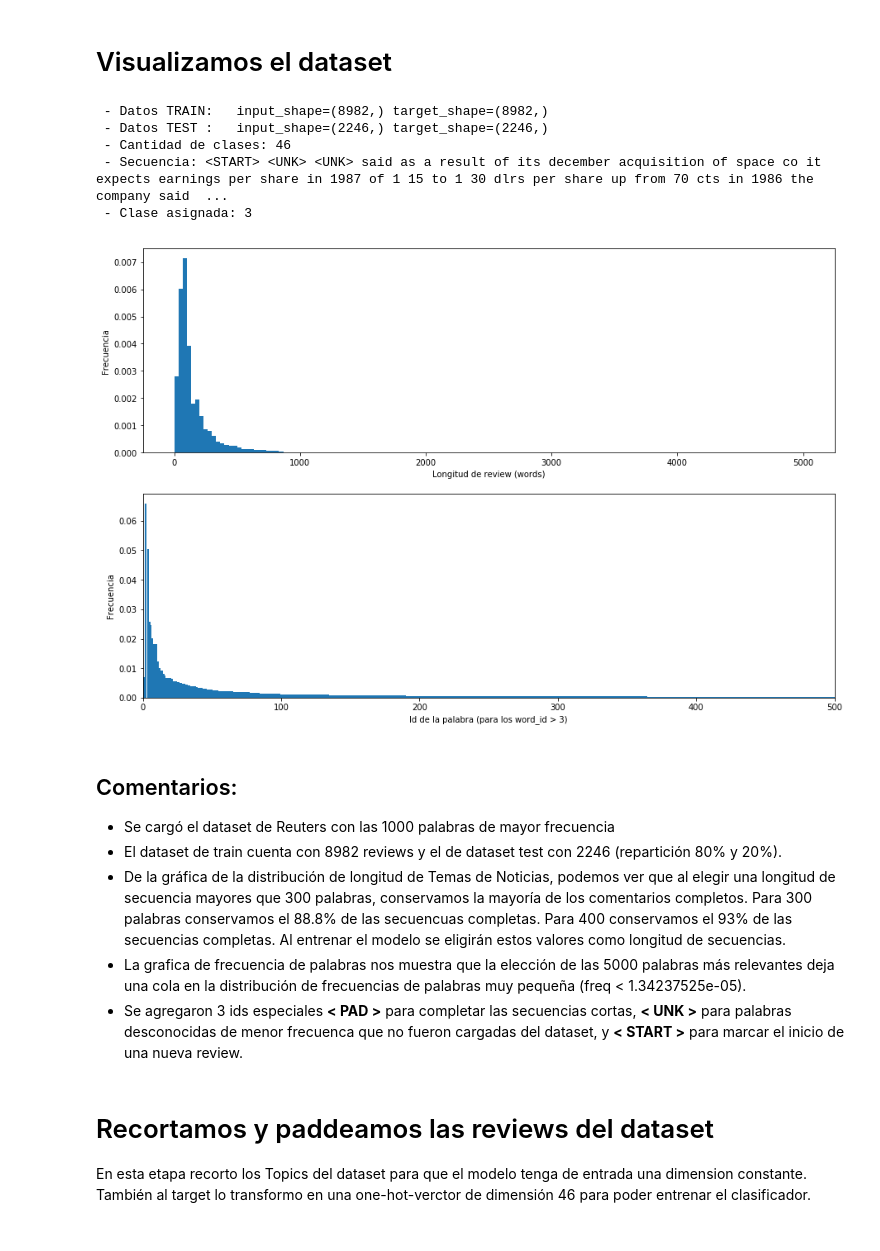
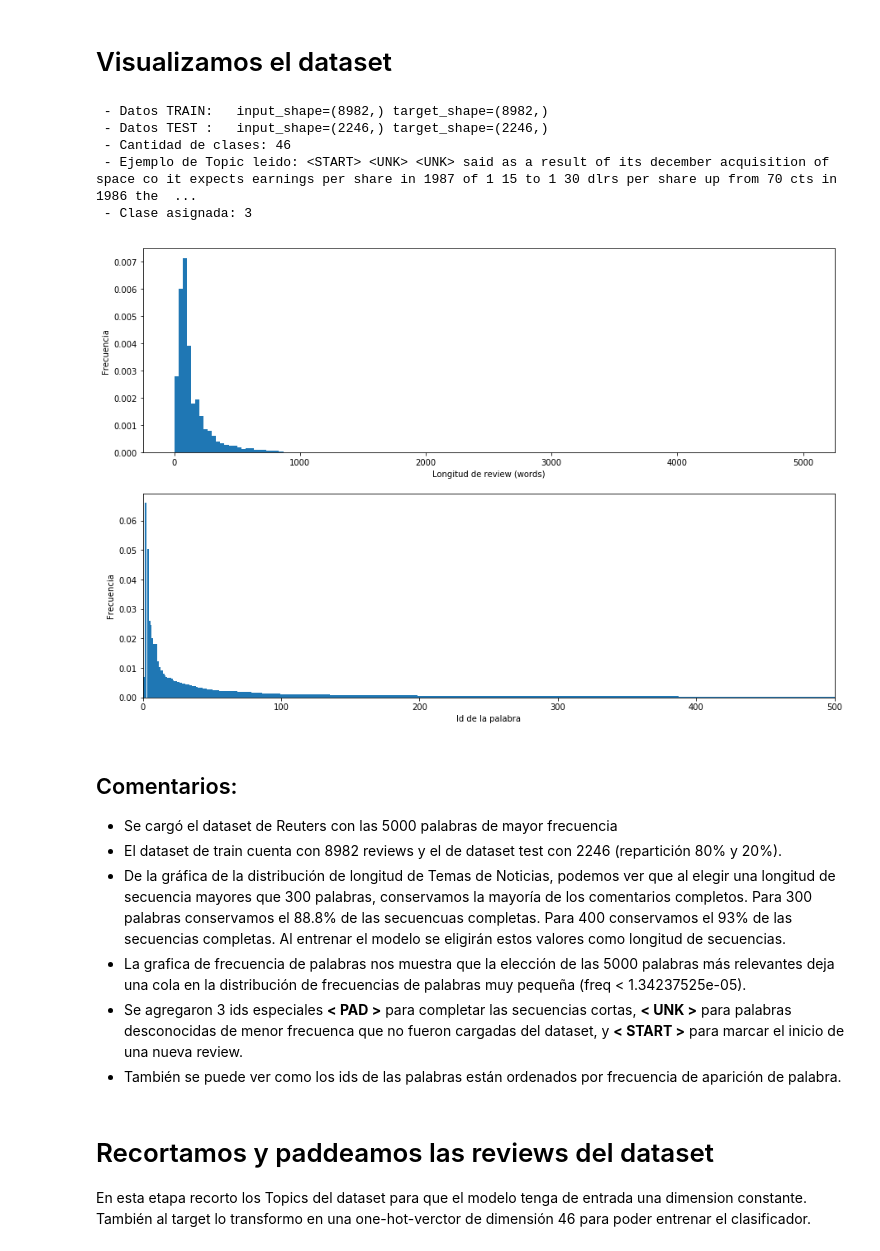
Before and after one commit to socom20/word_vectors, a Jupyter notebook: word_vectors.ipynb, the cells around one changed output. Cells and saved outputs as stored; diff of their text form; code cells hidden in the pictures.

```diff
--- a/word_vectors.ipynb
+++ b/word_vectors.ipynb
@@ -104,7 +107,7 @@ print(' - Datos TEST :   input_shape={} target_shape={}'.format(ds_tst['input'].
 print(" - Cantidad de clases: {}".format(NUM_CLASSES))
 
 # Mostramos una secuencia
-print(' - Secuencia:', ' '.join( [id_to_word[i] for i in ds_trn['input'][0]]) )
+print(' - Ejemplo de Topic leido:', ' '.join( [id_to_word[i] for i in ds_trn['input'][0]]) )
 print(' - Clase asignada:', ds_trn['target'][0])
 
 
@@ -116,43 +119,44 @@ for ds in [ds_trn['input'], ds_tst['input']]:
         len_v.append( len(v) )
         w_id_v, count_v = np.unique(v, return_counts=True)
         for w_id, count in zip(w_id_v, count_v):
             freq_c[w_id] += count
 
 len_v  = np.array(len_v)
 freq_a = np.array( sorted( freq_c.items() ), dtype=np.float)
 freq_a[:,1] = freq_a[:,1]/freq_a[:,1].sum()
 
 
 
 f,axes = plt.subplots(2,1, figsize=(15,10))
 
 ax = axes[0]
 ax.hist(len_v, bins=150, normed=True, range=(0,NUM_WORDS))
 ax.set_xlabel('Longitud de review (words)')
 ax.set_ylabel('Frecuencia')
 
 
 ax = axes[1]
 ax.bar(freq_a[:,0], freq_a[:,1], 1.0)
-ax.set_xlabel('Id de la palabra (para los word_id > 3)')
+ax.set_xlabel('Id de la palabra')
 ax.set_ylabel('Frecuencia')
 ax.set_xlim((0,500))
 
 plt.show()
 # %% [output]
  - Datos TRAIN:   input_shape=(8982,) target_shape=(8982,)
  - Datos TEST :   input_shape=(2246,) target_shape=(2246,)
  - Cantidad de clases: 46
- - Secuencia: <START> <UNK> <UNK> said as a result of its december acquisition of space co it expects earnings per share in 1987 of 1 15 to 1 30 dlrs per share up from 70 cts in 1986 the company said  ...
+ - Ejemplo de Topic leido: <START> <UNK> <UNK> said as a result of its december acquisition of space co it expects earnings per share in 1987 of 1 15 to 1 30 dlrs per share up from 70 cts in 1986 the  ...
  - Clase asignada: 3
-[figure, old version]
+[figure, new version]
 # %% [markdown]
 ## Comentarios:
-- Se cargó el dataset de Reuters con las 1000 palabras de mayor frecuencia
+- Se cargó el dataset de Reuters con las 5000 palabras de mayor frecuencia
 - El dataset de train cuenta con 8982 reviews y el de dataset test con 2246 (repartición 80% y 20%).
 - De la gráfica de la distribución de longitud de Temas de Noticias, podemos ver que al elegir una longitud de secuencia mayores que 300 palabras, conservamos la mayoría de los comentarios completos. Para 300 palabras conservamos el 88.8% de las secuencuas completas. Para 400 conservamos el 93% de las secuencias completas. Al entrenar el modelo se eligirán estos valores como longitud de secuencias.
 - La grafica de frecuencia de palabras nos muestra que la elección de las 5000 palabras más relevantes deja una cola en la distribución de frecuencias de palabras muy pequeña (freq < 1.34237525e-05).
 - Se agregaron 3 ids especiales **< PAD >** para completar las secuencias cortas, **< UNK >** para palabras desconocidas de menor frecuenca que no fueron cargadas del dataset, y **< START >** para marcar el inicio de una nueva review.
+- También se puede ver como los ids de las palabras están ordenados por frecuencia de aparición de palabra.
 # %% [markdown]
 # Recortamos y paddeamos las reviews del dataset
 
```
Also changed, not shown: parts of 21 cells of this notebook.
